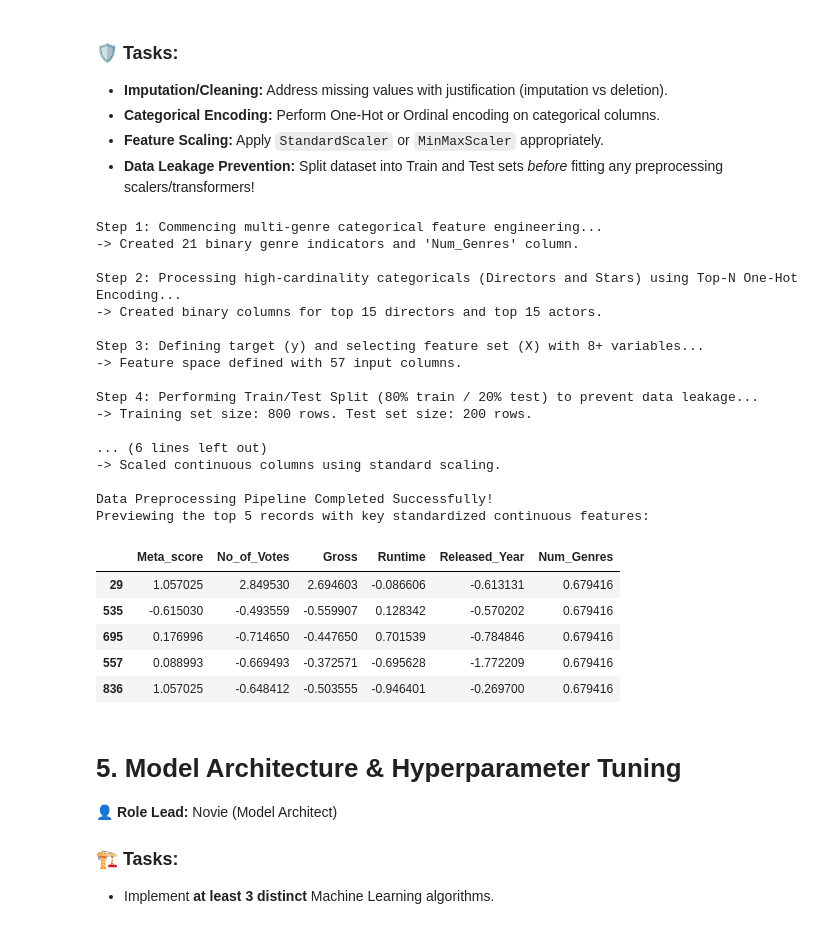
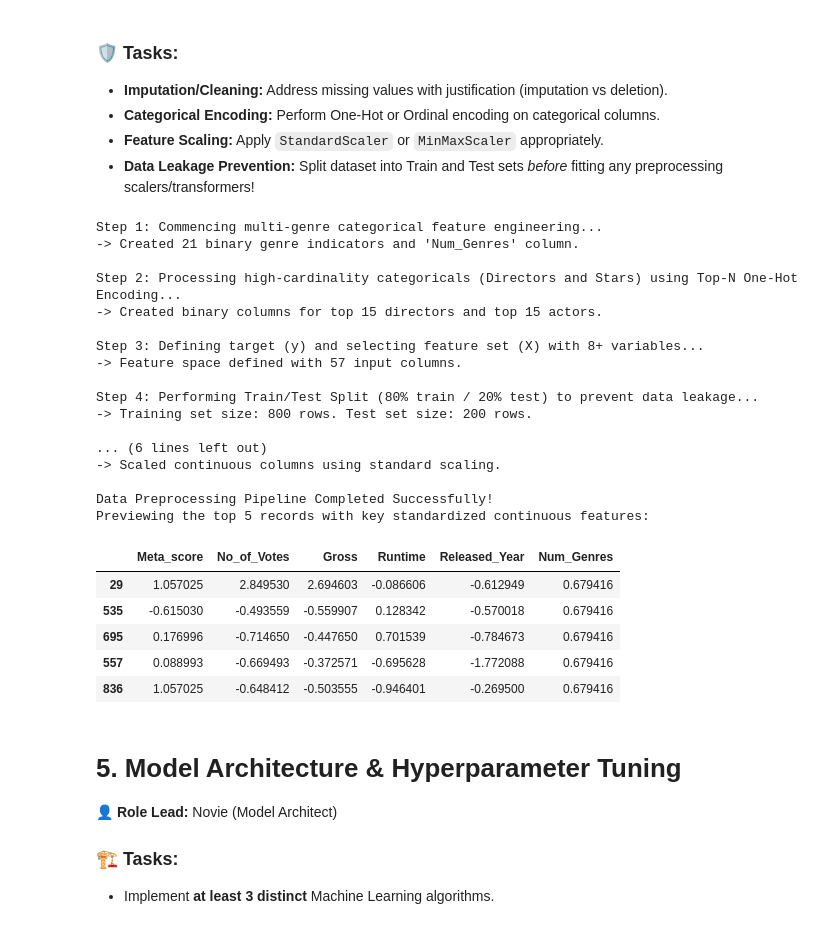
Before and after one commit to Ratwere/cop2044c_ml_final_project, a Jupyter notebook: cop2044c_ml_final_project.ipynb, the cells around one changed output. Cells and saved outputs as stored; diff of their text form; code cells hidden in the pictures.

Commit message:
Sync: Final execution run with all role updates completed

```diff
--- a/cop2044c_ml_final_project.ipynb
+++ b/cop2044c_ml_final_project.ipynb
@@ -386,10 +386,26 @@ Gross examples:
 Name: Released_Year, dtype: object
 # %%
 # @title
+# ID: Role1_Cell_Clean_Released_Year
+# Assigned: Hammad (Data Manager)
 
-print('Here, I removed the word "min" from the Runtime minutes column. Also, I removed the commas from the "Gross" dollar values column.\n')
-print("Then, I converted Runtime, Gross and Released_Year from object datatypes to numeric.\n")
+print('Here, we clean the dataset to ensure proper types before modeling:\n')
+print('1. Remove the word "min" from Runtime.')
+print('2. Remove commas from the Gross dollar values.')
+print('3. Explicitly correct the invalid Released_Year for "Apollo 13" (which is "PG") to 1995.')
 
+# Ensure clean copy to avoid string accessor issues
+df = df.copy()
+
+# Ensure columns are treated as strings before string manipulation
+df['Runtime'] = df['Runtime'].astype(str)
+df['Gross'] = df['Gross'].astype(str)
+df['Released_Year'] = df['Released_Year'].astype(str)
+
+# Correcting "Apollo 13" invalid year before type conversion
+df.loc[df['Series_Title'] == 'Apollo 13', 'Released_Year'] = '1995'
+
+# Safely convert columns to numerical datatypes
 df['Runtime'] = pd.to_numeric(
     df['Runtime'].str.replace(' min', '', regex=False),
     errors='coerce'
@@ -405,11 +421,9 @@ df['Released_Year'] = pd.to_numeric(
     errors='coerce'
 )
 
-print("Updated Data Types:")
+print("\nUpdated Data Types:")
 print(df[['Runtime', 'Gross', 'Released_Year']].dtypes)
 
-print("\nLastly, I identified 269 missing Gross values, and 1 missing Released_Year value.\n")
-
-print("Missing Values After Conversion:")
+print("\nMissing Values After Proper Conversion:")
 print(df[['Runtime', 'Gross', 'Released_Year']].isnull().sum())
 # %% [output]
@@ -496,12 +520,17 @@ X = df[feature_columns].copy()
 y = df['IMDB_Rating'].copy()
 print(f"-> Feature space defined with {X.shape[1]} input columns.")
 
+# Ensure numerical types explicitly in X
+for col in base_features:
+    X[col] = pd.to_numeric(X[col], errors='coerce')
+
 print("\nStep 4: Performing Train/Test Split (80% train / 20% test) to prevent data leakage...")
 X_train, X_test, y_train, y_test = train_test_split(X, y, test_size=0.2, random_state=42)
 print(f"-> Training set size: {X_train.shape[0]} rows. Test set size: {X_test.shape[0]} rows.")
 
-print("\nStep 5: Imputing missing numerical values using Training set medians...")
+print("\nStep 5: Imputing remaining missing numerical values using Training set medians...")
 # Impute missing values for training and test sets using training medians to prevent leak
+# Released_Year now has 0 missing values because "Apollo 13" was fixed to 1995!
 for col in ['Meta_score', 'Gross', 'Released_Year']:
     median_val = X_train[col].median()
     X_train[col] = X_train[col].fillna(median_val)
@@ -514,38 +543,38 @@ continuous_cols = ['Meta_score', 'No_of_Votes', 'Gross', 'Runtime', 'Released_Ye
 
 X_train_scaled = X_train.copy()
 X_test_scaled = X_test.copy()
 
 X_train_scaled[continuous_cols] = scaler.fit_transform(X_train[continuous_cols])
 X_test_scaled[continuous_cols] = scaler.transform(X_test[continuous_cols])
 print("-> Scaled continuous columns using standard scaling.")
 
 print("\nData Preprocessing Pipeline Completed Successfully!")
 print("Previewing the top 5 records with key standardized continuous features:")
 display(X_train_scaled[continuous_cols].head(5))
 # %% [output]
 Step 1: Commencing multi-genre categorical feature engineering...
 -> Created 21 binary genre indicators and 'Num_Genres' column.
 
 Step 2: Processing high-cardinality categoricals (Directors and Stars) using Top-N One-Hot Encoding...
 -> Created binary columns for top 15 directors and top 15 actors.
 
 Step 3: Defining target (y) and selecting feature set (X) with 8+ variables...
 -> Feature space defined with 57 input columns.
 
 Step 4: Performing Train/Test Split (80% train / 20% test) to prevent data leakage...
 -> Training set size: 800 rows. Test set size: 200 rows.
 
 ... (6 lines left out)
 -> Scaled continuous columns using standard scaling.
 
 Data Preprocessing Pipeline Completed Successfully!
 Previewing the top 5 records with key standardized continuous features:
 |  | Meta_score | No_of_Votes | Gross | Runtime | Released_Year | Num_Genres |
-| 29 | 1.057025 | 2.849530 | 2.694603 | -0.086606 | -0.613131 | 0.679416 |
-| 535 | -0.615030 | -0.493559 | -0.559907 | 0.128342 | -0.570202 | 0.679416 |
-| 695 | 0.176996 | -0.714650 | -0.447650 | 0.701539 | -0.784846 | 0.679416 |
-| 557 | 0.088993 | -0.669493 | -0.372571 | -0.695628 | -1.772209 | 0.679416 |
-| 836 | 1.057025 | -0.648412 | -0.503555 | -0.946401 | -0.269700 | 0.679416 |
+| 29 | 1.057025 | 2.849530 | 2.694603 | -0.086606 | -0.612949 | 0.679416 |
+| 535 | -0.615030 | -0.493559 | -0.559907 | 0.128342 | -0.570018 | 0.679416 |
+| 695 | 0.176996 | -0.714650 | -0.447650 | 0.701539 | -0.784673 | 0.679416 |
+| 557 | 0.088993 | -0.669493 | -0.372571 | -0.695628 | -1.772088 | 0.679416 |
+| 836 | 1.057025 | -0.648412 | -0.503555 | -0.946401 | -0.269500 | 0.679416 |
 # %% [markdown]
 # 5. Model Architecture & Hyperparameter Tuning
 
```
Also changed, not shown: parts of 4 cells of this notebook.
